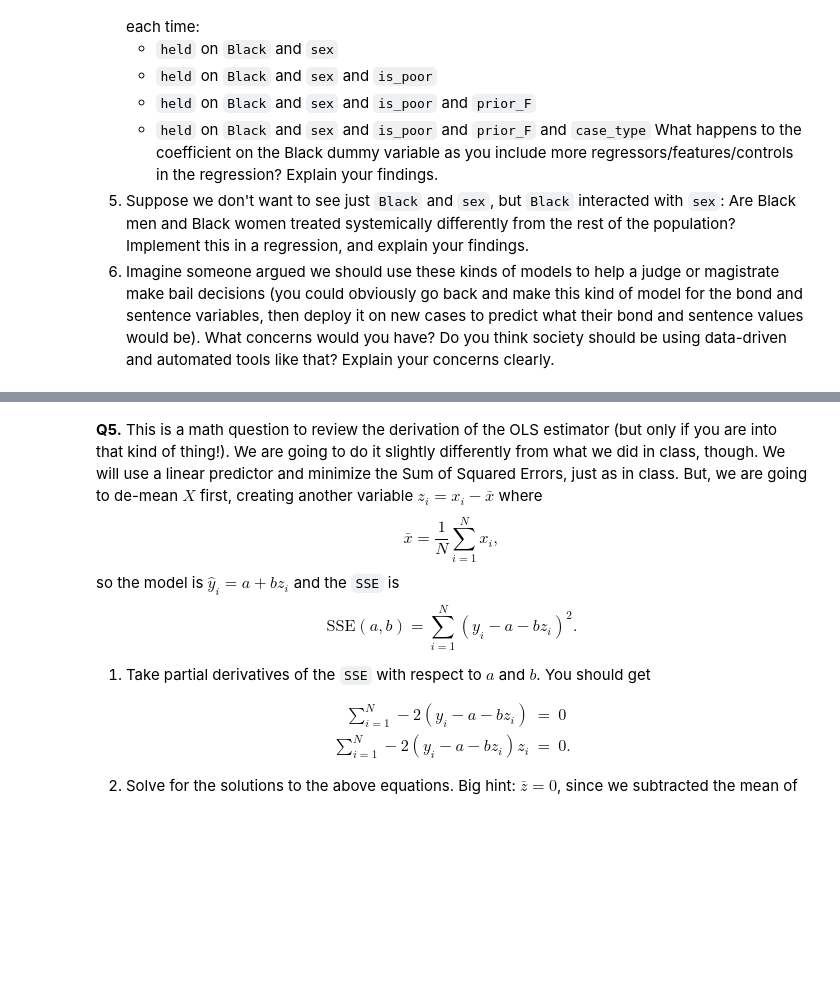
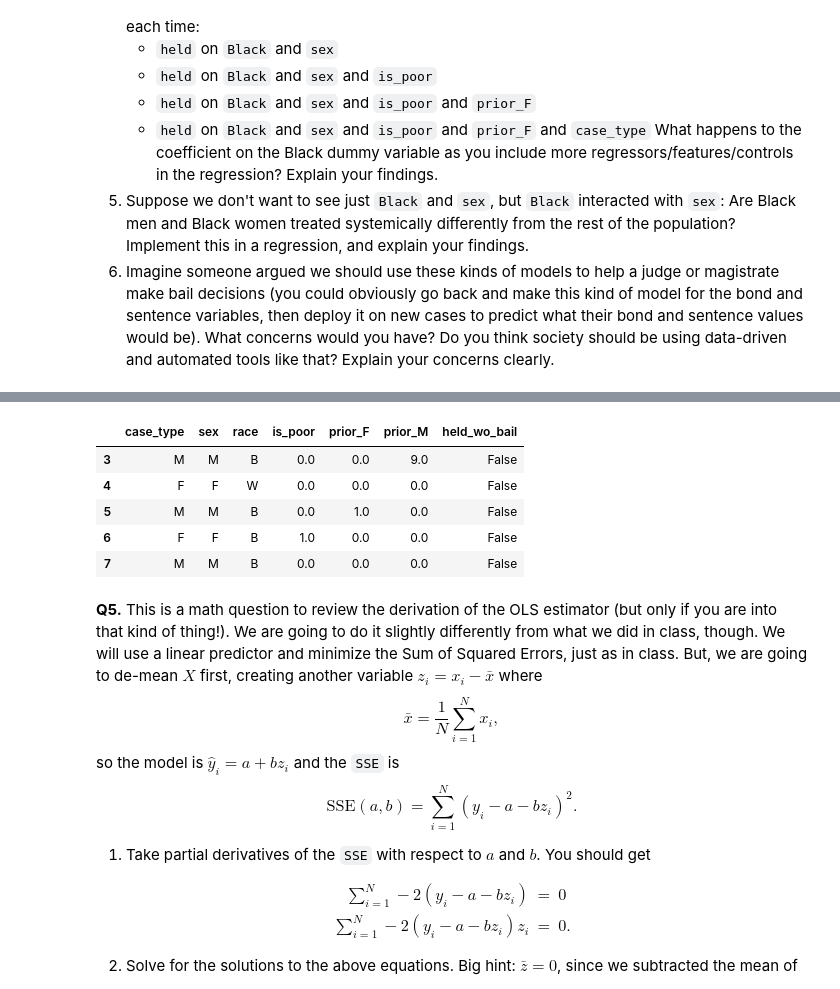
Before and after one commit to chrryyy/assignment4, a Jupyter notebook: assignment4.ipynb, the cells around one changed output, grey strips where cells are left out. Saved outputs shown, nothing was run; the diff lists cells and outputs as text; code cells hidden in the pictures; blank space fills up the shorter version.

```diff
--- a/assignment4.ipynb
+++ b/assignment4.ipynb
@@ -437,3 +460,14 @@ What happens to the coefficient on the Black dummy variable as you include more
+# %%
+# Part 1 - Drop out rows with NaN
+pretrial_data = pretrial_data.dropna(axis=0)
+pretrial_data.head()
+# %% [output]
+|  | case_type | sex | race | is_poor | prior_F | prior_M | held_wo_bail |
+| 3 | M | M | B | 0.0 | 0.0 | 9.0 | False |
+| 4 | F | F | W | 0.0 | 0.0 | 0.0 | False |
+| 5 | M | M | B | 0.0 | 1.0 | 0.0 | False |
+| 6 | F | F | B | 1.0 | 0.0 | 0.0 | False |
+| 7 | M | M | B | 0.0 | 0.0 | 0.0 | False |
 # %% [markdown]
 **Q5.** This is a math question to review the derivation of the OLS estimator (but only if you are into that kind of thing!). We are going to do it slightly differently from what we did in class, though. We will use a linear predictor and minimize the Sum of Squared Errors, just as in class. But, we are going to de-mean $X$ first, creating another variable $z_i = x_i - \bar{x}$ where
 $$
```
Also changed, not shown: parts of 2 cells of this notebook.
